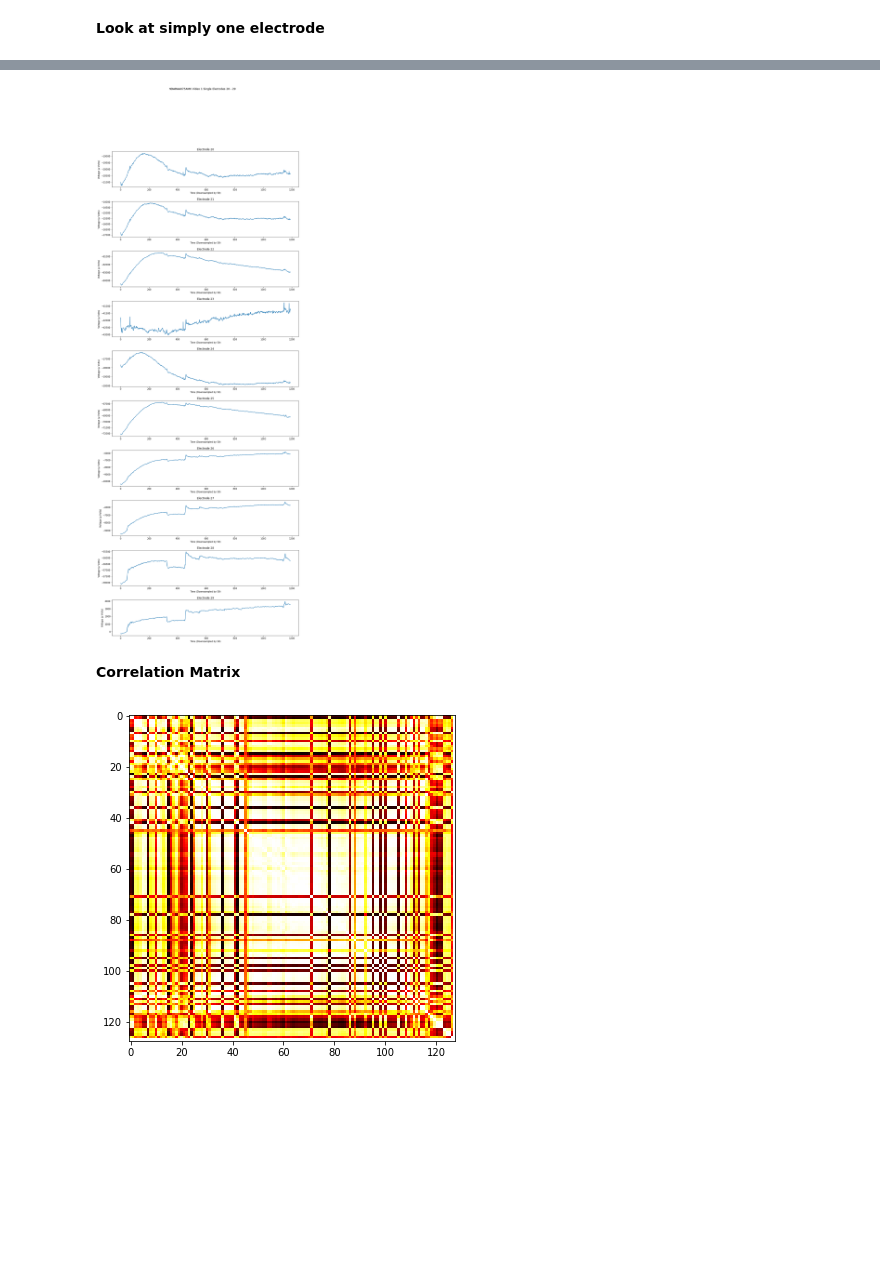
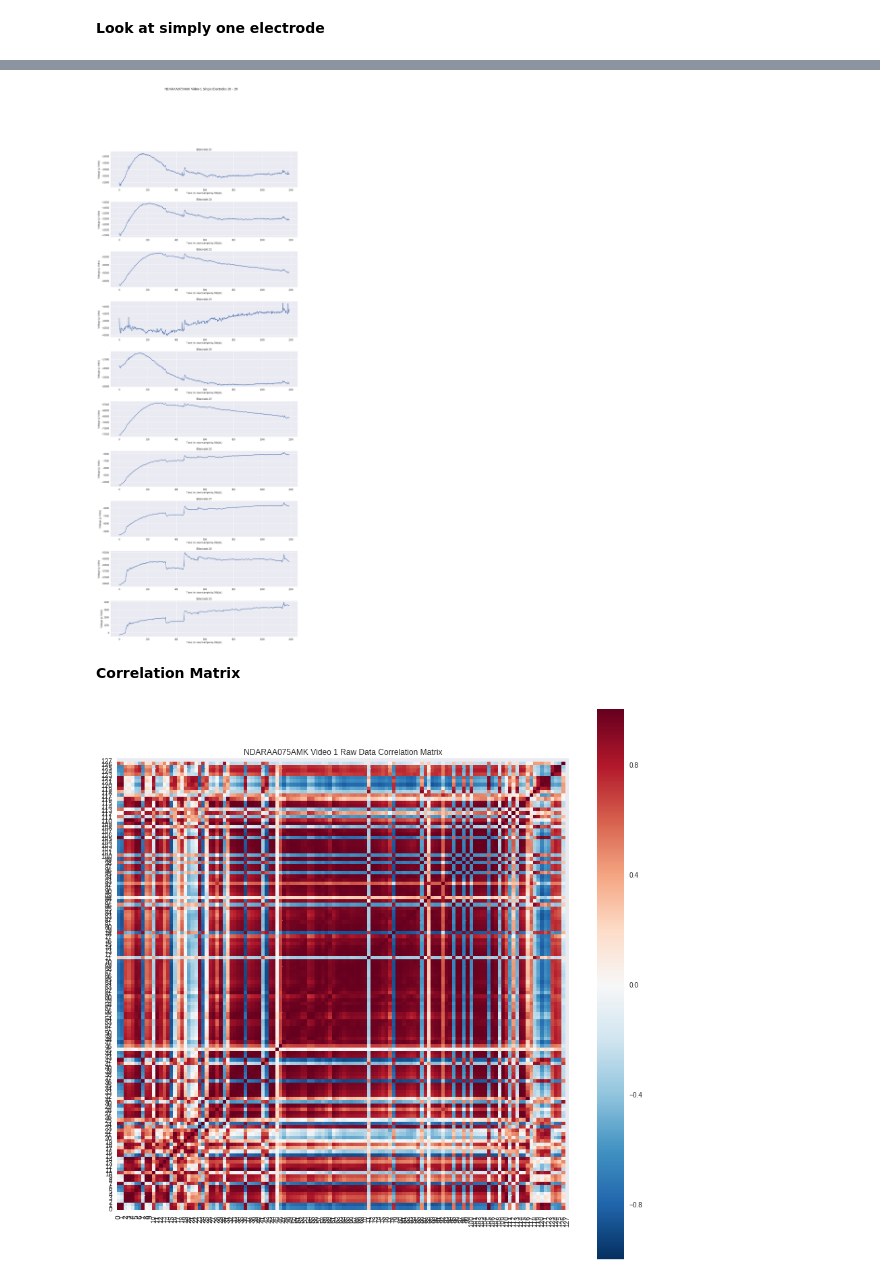
Before and after one commit to NeuroDataDesign/eeg-panda-s17f18, a Jupyter notebook: docs/notebooks/nkumar14/EEG Brain-to-Text Data Exploration.ipynb, the cells around one changed output, grey strips where cells are left out. Cells and saved outputs as stored; diff of their text form; code cells hidden in the pictures; blank space fills up the shorter version.

```diff
--- a/docs/notebooks/nkumar14/EEG Brain-to-Text Data Exploration.ipynb
+++ b/docs/notebooks/nkumar14/EEG Brain-to-Text Data Exploration.ipynb
@@ -111,18 +123,19 @@ f.subplots_adjust(hspace=.4)
 for i in range(10):
     axarr[i].set_title('Electrode ' + str(20 + i))
     axarr[i].plot(NDARAA075AMK['video1'][20 + i, ::50])
-    axarr[i].set_xlabel('Time (Downsampled by 50)')
+    axarr[i].set_xlabel('Time (w/ downsample by 50)(ds)')
     axarr[i].set_ylabel('Voltage ($\mu$ Volts)')
 
 plt.show()
 # %% [output]
-[figure, old version]
+[figure, new version]
 # %% [markdown]
 **Correlation Matrix**
 # %%
 correlation_mat = np.corrcoef(NDARAA075AMK['video1'])
-plt.figure(figsize=(15,6))
-plt.imshow(correlation_mat, cmap='hot', interpolation='nearest')
-plt.show()
+plt.figure(figsize=(15,15))
+plt.title('NDARAA075AMK Video 1 Raw Data Correlation Matrix')
+ax = sns.heatmap(correlation_mat, square=True)
+ax.invert_yaxis()
 # %% [output]
-[figure, old version]
+[figure, new version]
```
Also changed, not shown: parts of 17 cells of this notebook.
